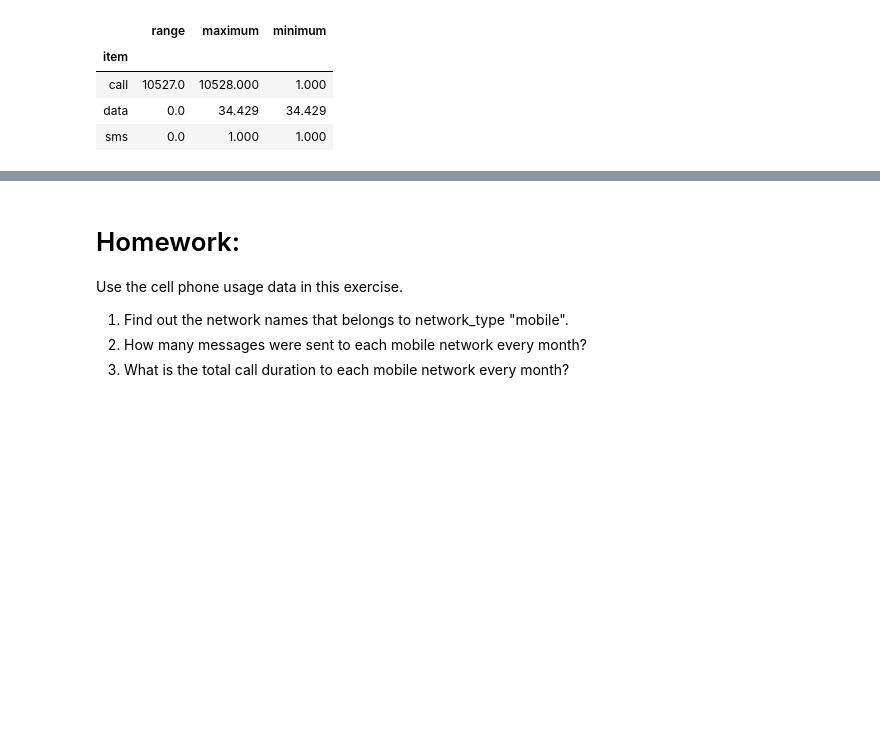
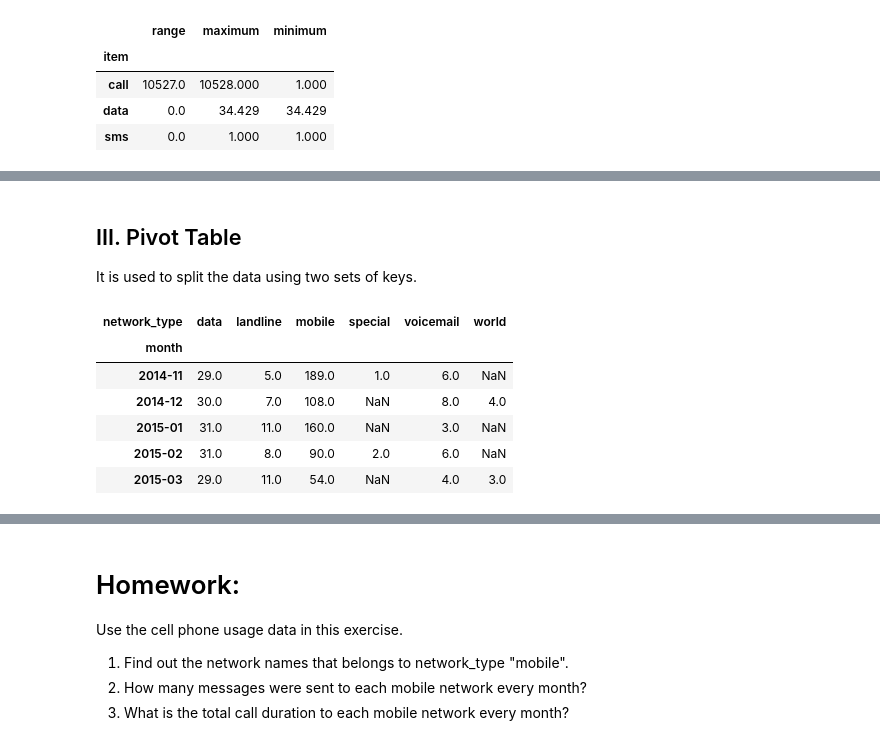
Before and after one commit to esm2000/ds_coursework_python, a Jupyter notebook: cmp_464/week13.ipynb, the cells around one changed output, grey strips where cells are left out. Drawn from its saved outputs; the diff is of its cells as text; code cells hidden in the pictures; blank space fills up the shorter version.

Commit message:
pivot tables and cross tabulation

```diff
--- a/cmp_464/week13.ipynb
+++ b/cmp_464/week13.ipynb
@@ -644,0 +635,14 @@ data[data['item'] == 'call'].groupby('month').agg(
+# %% [markdown]
+## III. Pivot Table
+It is used to split the data using two sets of keys.
+# %%
+# Create a pivot table with counts for each month and network type
+data.pivot_table("date", index = "month", columns = "network_type", aggfunc = len)
+# %% [output]
+| network_type | data | landline | mobile | special | voicemail | world |
+| month |  |  |  |  |  |  |
+| 2014-11 | 29.0 | 5.0 | 189.0 | 1.0 | 6.0 | NaN |
+| 2014-12 | 30.0 | 7.0 | 108.0 | NaN | 8.0 | 4.0 |
+| 2015-01 | 31.0 | 11.0 | 160.0 | NaN | 3.0 | NaN |
+| 2015-02 | 31.0 | 8.0 | 90.0 | 2.0 | 6.0 | NaN |
+| 2015-03 | 29.0 | 11.0 | 54.0 | NaN | 4.0 | 3.0 |
```
Also changed, not shown: parts of 30 cells of this notebook.
